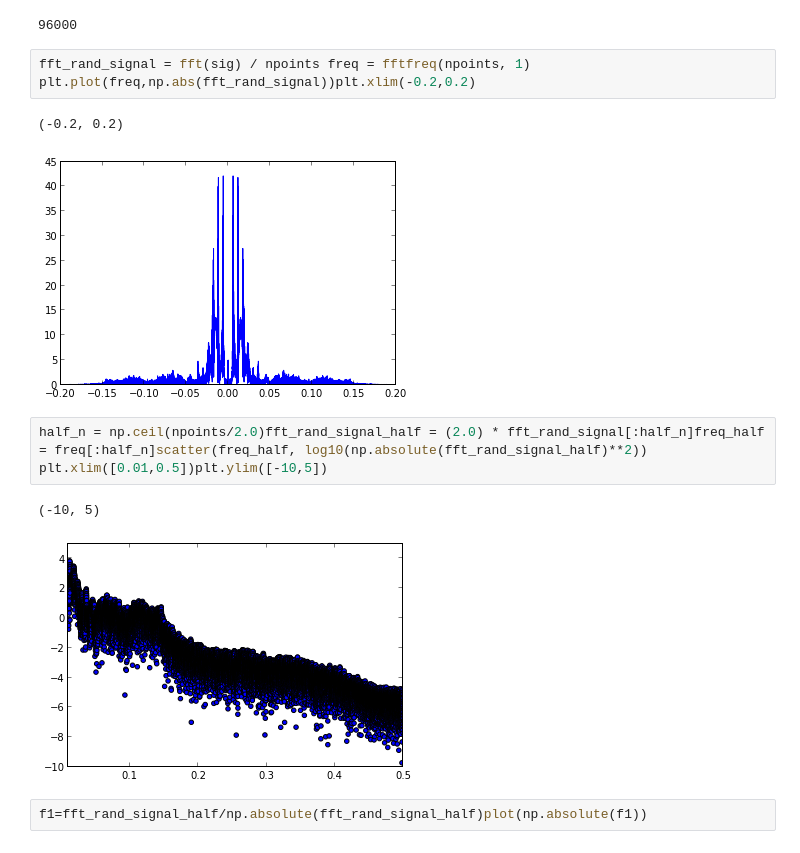
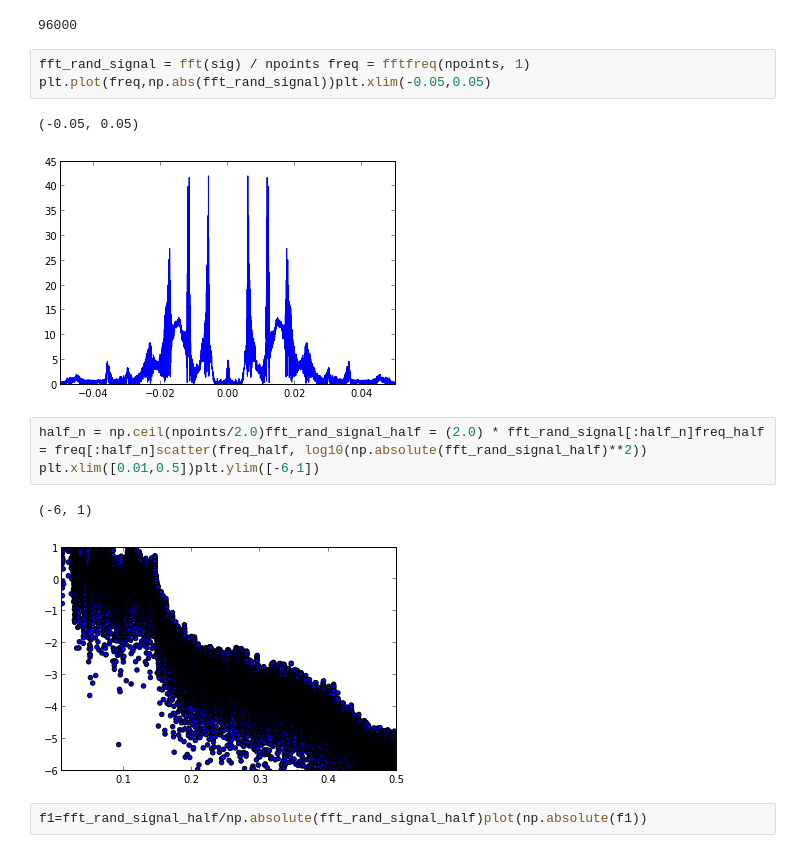
Before and after one commit to LinaPerez/PerezAngel_GarzonAlvarado_hw5, a Jupyter notebook: Pink&White_Noise.ipynb, the cells around one changed output. Cells and saved outputs as stored; diff of their text form.

```diff
--- a/Pink&White_Noise.ipynb
+++ b/Pink&White_Noise.ipynb
@@ -11,15 +11,15 @@ npoints = size(sig)print npoints
 # %% [output]
 96000
 # %%
-fft_rand_signal = fft(sig) / npoints freq = fftfreq(npoints, 1) plt.plot(freq,np.abs(fft_rand_signal))plt.xlim(-0.2,0.2)
+fft_rand_signal = fft(sig) / npoints freq = fftfreq(npoints, 1) plt.plot(freq,np.abs(fft_rand_signal))plt.xlim(-0.05,0.05)
 # %% [output]
-(-0.2, 0.2)
+(-0.05, 0.05)
-[figure, old version]
+[figure, new version]
 # %%
-half_n = np.ceil(npoints/2.0)fft_rand_signal_half = (2.0) * fft_rand_signal[:half_n]freq_half = freq[:half_n]scatter(freq_half, log10(np.absolute(fft_rand_signal_half)**2)) plt.xlim([0.01,0.5])plt.ylim([-10,5])
+half_n = np.ceil(npoints/2.0)fft_rand_signal_half = (2.0) * fft_rand_signal[:half_n]freq_half = freq[:half_n]scatter(freq_half, log10(np.absolute(fft_rand_signal_half)**2)) plt.xlim([0.01,0.5])plt.ylim([-6,1])
 # %% [output]
-(-10, 5)
+(-6, 1)
-[figure, old version]
+[figure, new version]
 # %%
 f1=fft_rand_signal_half/np.absolute(fft_rand_signal_half)plot(np.absolute(f1))
 # %% [output]
```
